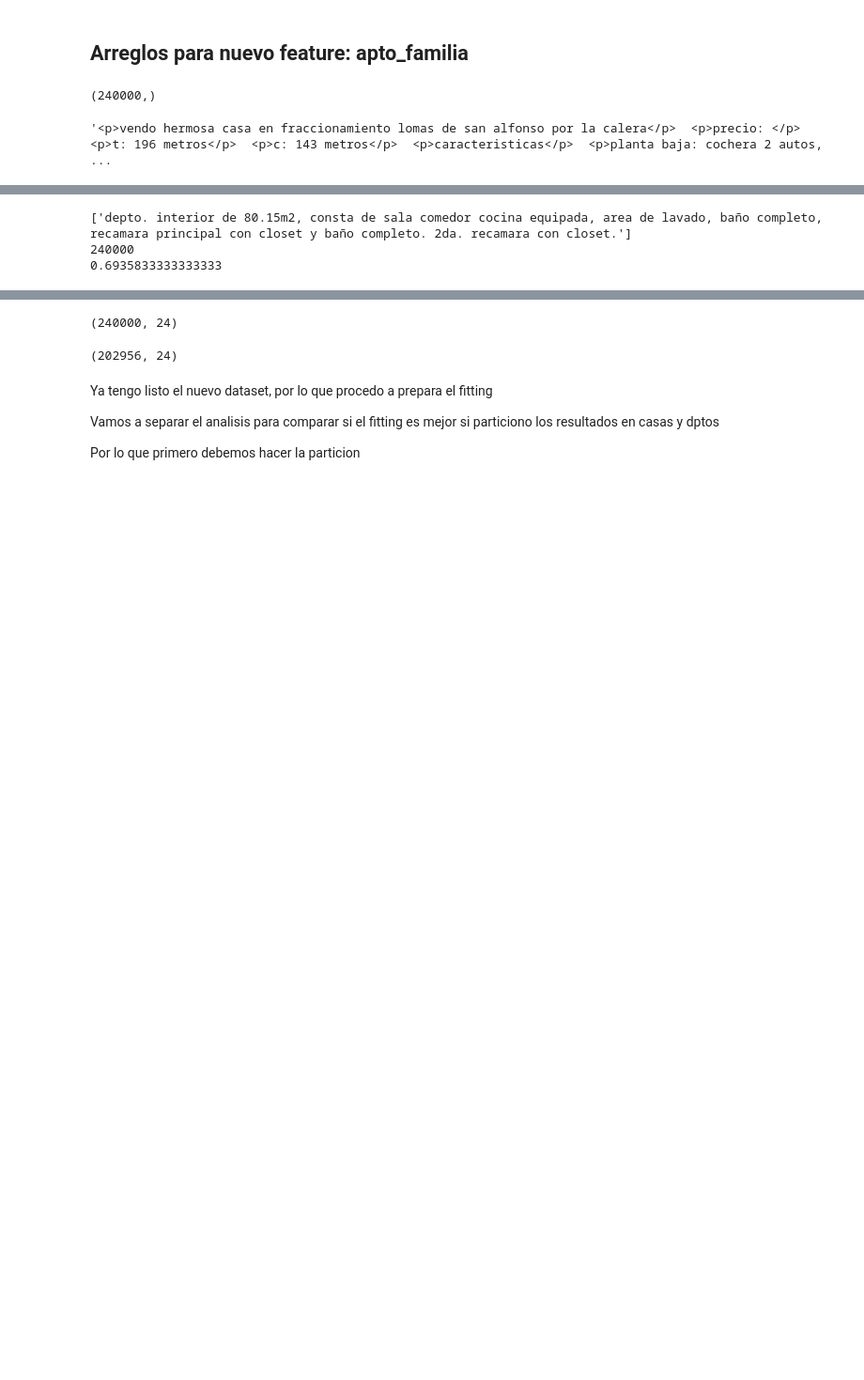
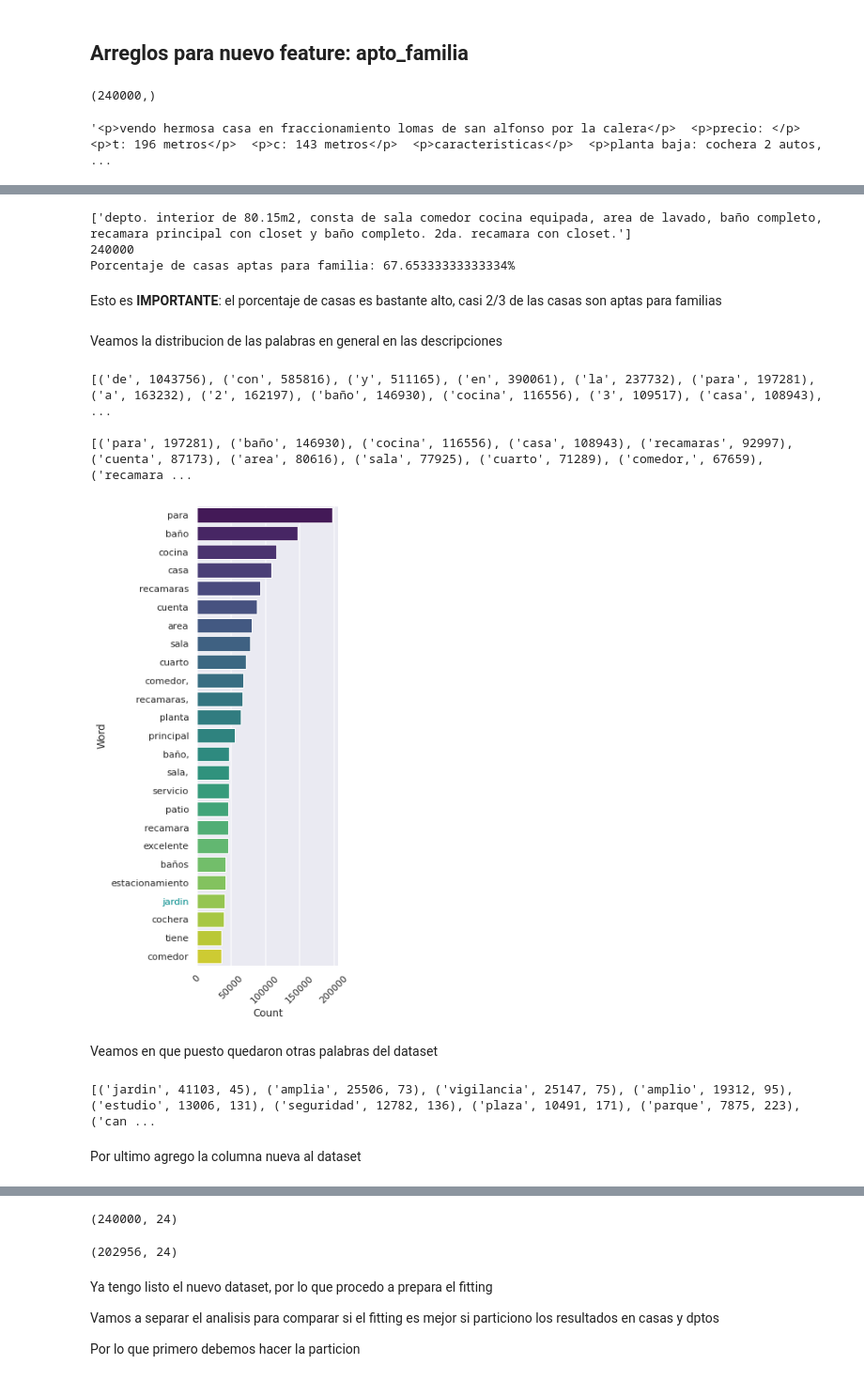
Before and after one commit to davidvenegasr/TP3-MetNum, a Jupyter notebook: notebooks/Exp3.ipynb, the cells around one changed output, grey strips where cells are left out. Shown: that part at 94% size. Drawn from its saved outputs; the diff is of its cells as text; code cells hidden in the pictures; blank space fills up the shorter version.

```diff
--- a/notebooks/Exp3.ipynb
+++ b/notebooks/Exp3.ipynb
@@ -87,11 +87,70 @@ for line in df_descs:
     family_list.append(res)
 
 print(len(family_list))
-print(np.mean(family_list))
+print(f"Porcentaje de casas aptas para familia: {np.mean(family_list)*100}%")
 # %% [output]
 ['depto. interior de 80.15m2, consta de sala comedor cocina equipada, area de lavado, baño completo, recamara principal con closet y baño completo. 2da. recamara con closet.']
 240000
-0.6935833333333333
+Porcentaje de casas aptas para familia: 67.65333333333334%
+# %% [markdown]
+Esto es **IMPORTANTE**: el porcentaje de casas es bastante alto, casi 2/3 de las casas son aptas para familias
+# %% [markdown]
+Veamos la distribucion de las palabras en general en las descripciones
+# %%
+# Uno todos las descripciones
+dataset = "Start: "
+for line in df_descs:
+    dataset = dataset + line
+# %%
+from collections import Counter
+# split() returns list of all the words in the string
+split_it = dataset.split()
+# Pass the split_it list to instance of Counter class.
+Counter = Counter(split_it)
+# most_common() produces k frequently encountered
+# input values and their respective counts.
+most_occur = Counter.most_common(500)
+print(most_occur[:50])
+
+new_list = []
+for word in most_occur[:50]:
+    #IMPORTANTE!!! me quedo solo con las palabras de longitud mayor a 3
+    #   ya que la mayoria de las mas frecuentes son palabras como "la", "el", "y", "o", etc.
+    if len(word[0]) >= 4:
+        if "<p>" not in word[0]:
+            new_list.append(word)
+
+print(f"\n{new_list}")
+# Ploteamos los resultados
+plt.figure(figsize=(3, 10))
+df = pd.DataFrame(new_list, columns = ['Word', 'Count'])
+sns.set()
+barplot = sns.barplot(data=df, x='Count',y='Word', palette="viridis")
+barplot.get_yticklabels()[21].set_color("darkcyan")
+plt.xticks(rotation=45)
+plt.savefig("Exp3/Distribucion-de-las-palabras-en-las-descripciones.png")
+plt.show()
+# %% [output]
+[('de', 1043756), ('con', 585816), ('y', 511165), ('en', 390061), ('la', 237732), ('para', 197281), ('a', 163232), ('2', 162197), ('baño', 146930), ('cocina', 116556), ('3', 109517), ('casa', 108943), ...
+
+[('para', 197281), ('baño', 146930), ('cocina', 116556), ('casa', 108943), ('recamaras', 92997), ('cuenta', 87173), ('area', 80616), ('sala', 77925), ('cuarto', 71289), ('comedor,', 67659), ('recamara ...
+[figure, added]
+# %% [markdown]
+Veamos en que puesto quedaron otras palabras del dataset
+# %%
+words_in_most_common = []
+i=0
+for word in most_occur:
+    for fam_word in dicc_family:
+        if word[0] == fam_word:
+            words_in_most_common.append((word[0],word[1],i))
+            break;
+    i+=1
+print(words_in_most_common)
+# %% [output]
+[('jardin', 41103, 45), ('amplia', 25506, 73), ('vigilancia', 25147, 75), ('amplio', 19312, 95), ('estudio', 13006, 131), ('seguridad', 12782, 136), ('plaza', 10491, 171), ('parque', 7875, 223), ('can ...
+# %% [markdown]
+Por ultimo agrego la columna nueva al dataset
 # %%
 #Creo la nueva columna en el dataset
 df_train_new = df_train
```
Also changed, not shown: parts of 6 cells of this notebook, 4 other files.
